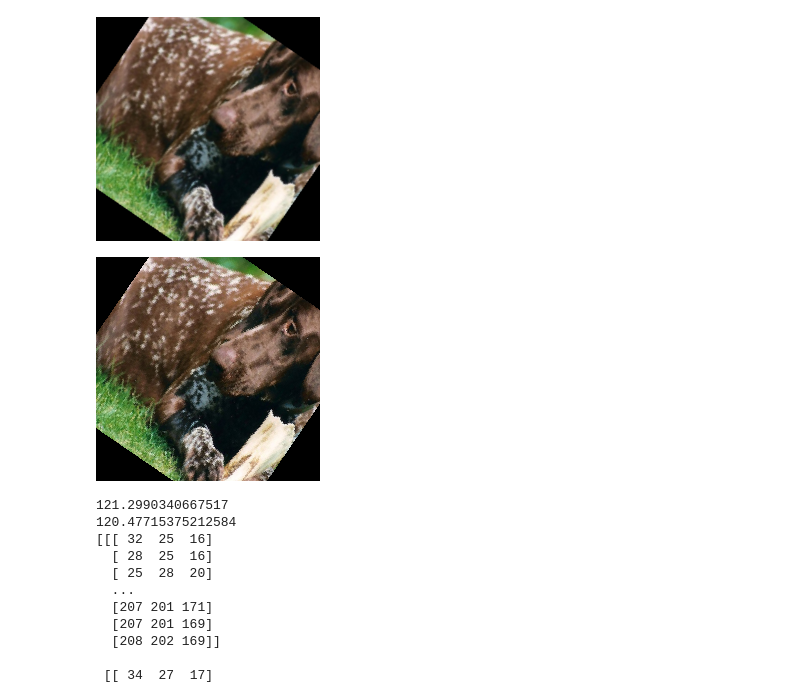
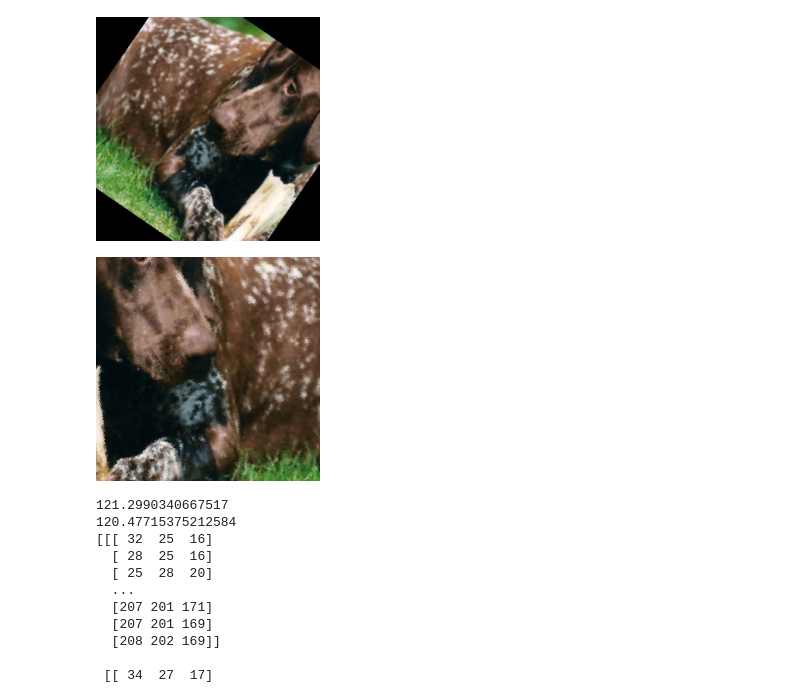
Before and after one commit to beotborry/ConformalXAI, a Jupyter notebook: explanation.ipynb, the cells around one changed output. Drawn from its saved outputs; the diff is of its cells as text; code cells hidden in the pictures.

```diff
--- a/explanation.ipynb
+++ b/explanation.ipynb
@@ -47,7 +51,7 @@ resize_224(T_spatial(resize_322(orig_img)))
 # %% [output]
 [figure]
 # %%
-T_spatial(resize_224(orig_img))
+center_crop_224(T_inv_spatial(resize_322(T_spatial(resize_224(orig_img)))))
 # %% [output]
-[figure, old version]
+[figure, new version]
 # %%
```
Also changed, not shown: parts of 5 cells of this notebook, 5 other files.
